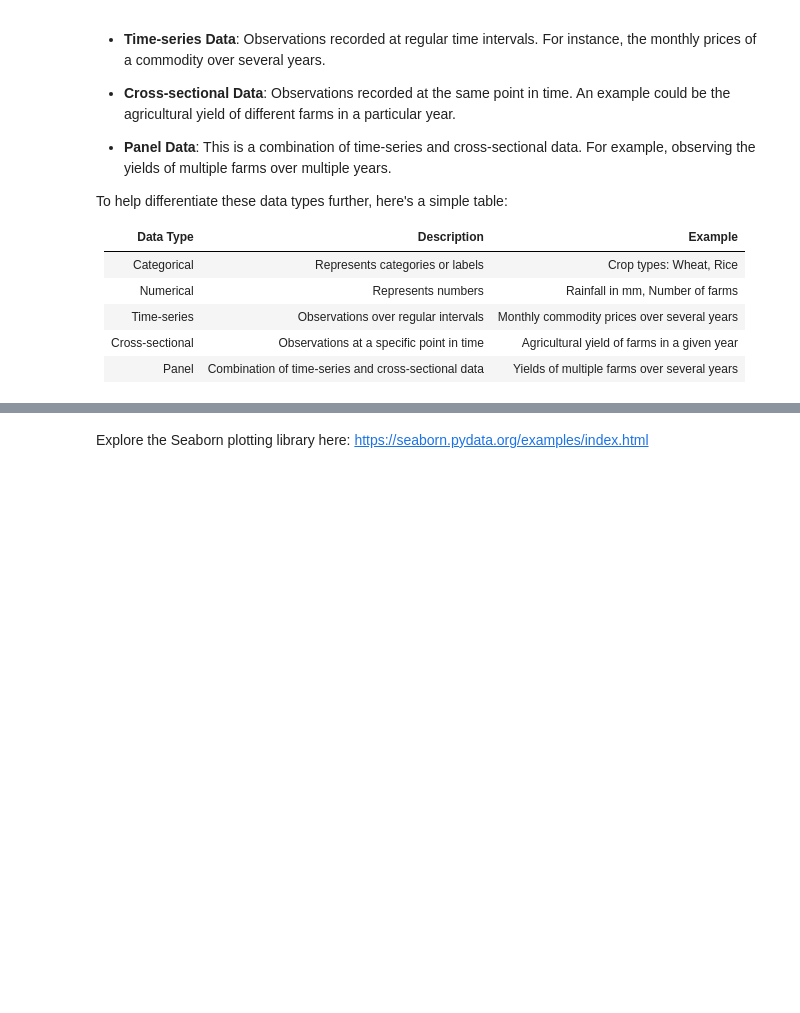
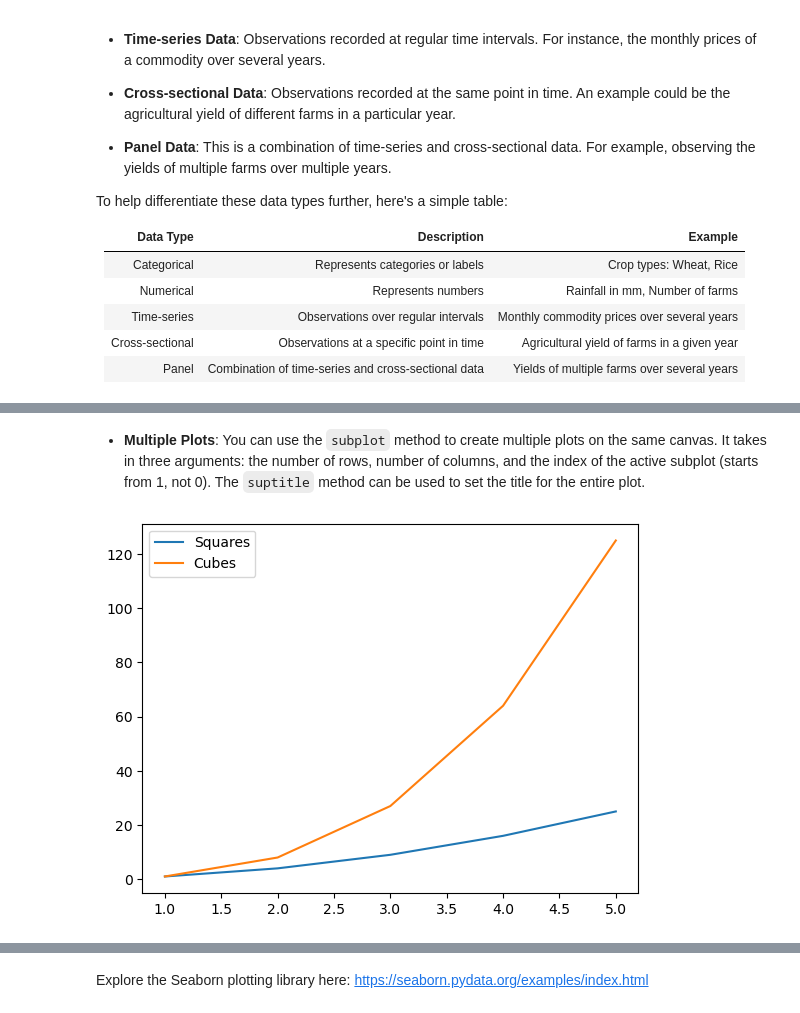
Before and after one commit to jancgreyling/AE_Python, a Jupyter notebook: lectures/Lecture_3.ipynb, the cells around one changed output, grey strips where cells are left out. Drawn from its saved outputs; the diff is of its cells as text; code cells hidden in the pictures; blank space fills up the shorter version.

```diff
--- a/lectures/Lecture_3.ipynb
+++ b/lectures/Lecture_3.ipynb
@@ -207,0 +207,11 @@ Both libraries work well with Pandas dataframes, which means you can directly pa
+# %% [markdown]
+- **Multiple Plots**:
+    You can use the `subplot` method to create multiple plots on the same canvas. It takes in three arguments: the number of rows, number of columns, and the index of the active subplot (starts from 1, not 0). The `suptitle` method can be used to set the title for the entire plot.
+# %%
+y2 = [1, 8, 27, 64, 125]
+plt.plot(x, y, label="Squares")
+plt.plot(x, y2, label="Cubes")
+plt.legend()  # To show the legend
+plt.show()
+# %% [output]
+[figure, added]
```
Also changed, not shown: parts of 35 cells of this notebook, 10 other files.
